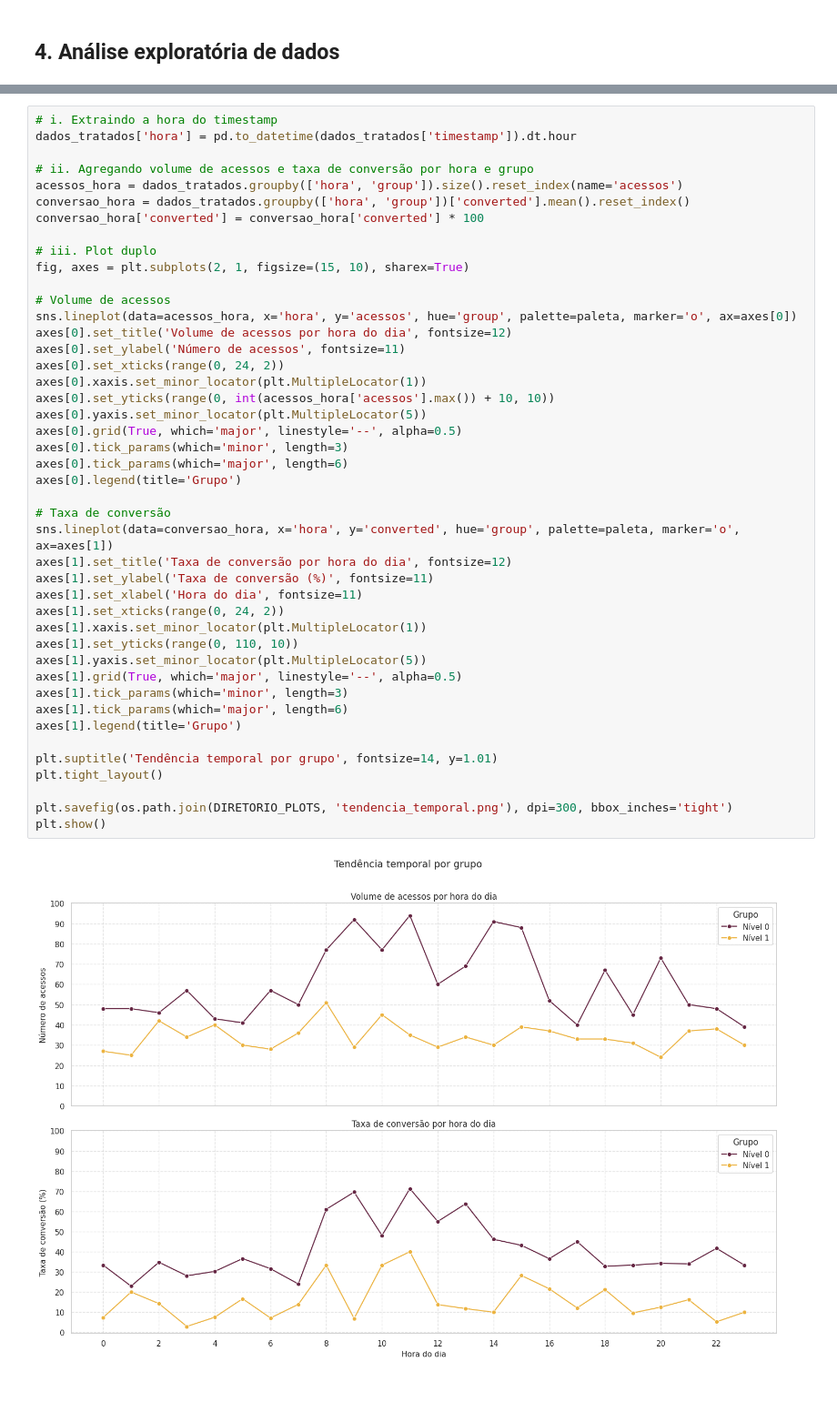
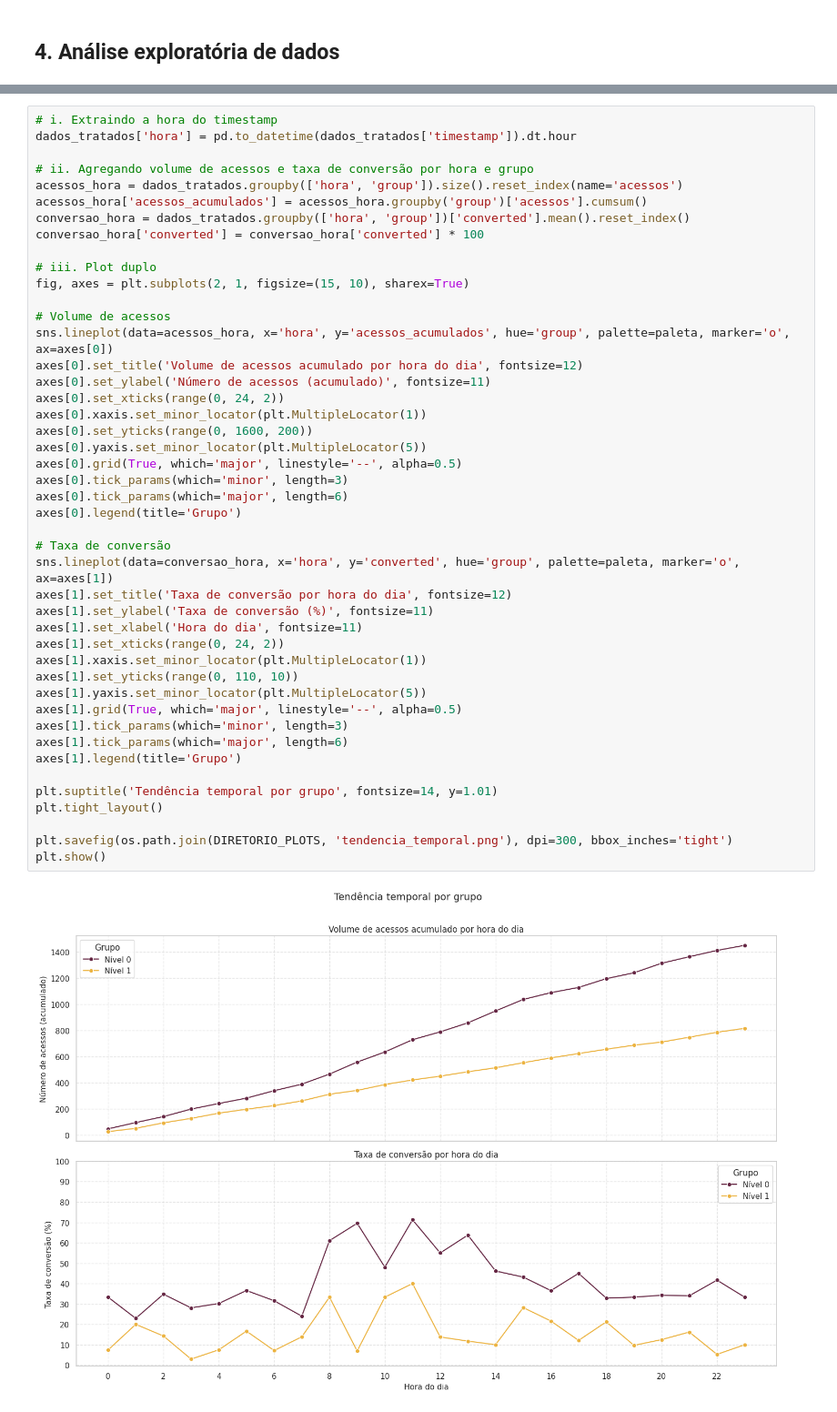
Before and after one commit to jandrexm/menu-lateral, a Jupyter notebook: notebook-analise.ipynb, the cells around one changed output, grey strips where cells are left out. Shown at 91% size. Cells and saved outputs as stored; diff of their text form.

```diff
--- a/notebook-analise.ipynb
+++ b/notebook-analise.ipynb
@@ -541,6 +594,7 @@ dados_tratados['hora'] = pd.to_datetime(dados_tratados['timestamp']).dt.hour
 
 # ii. Agregando volume de acessos e taxa de conversão por hora e grupo
 acessos_hora = dados_tratados.groupby(['hora', 'group']).size().reset_index(name='acessos')
+acessos_hora['acessos_acumulados'] = acessos_hora.groupby('group')['acessos'].cumsum()
 conversao_hora = dados_tratados.groupby(['hora', 'group'])['converted'].mean().reset_index()
 conversao_hora['converted'] = conversao_hora['converted'] * 100
 
@@ -548,37 +602,37 @@ conversao_hora['converted'] = conversao_hora['converted'] * 100
 fig, axes = plt.subplots(2, 1, figsize=(15, 10), sharex=True)
 
 # Volume de acessos
-sns.lineplot(data=acessos_hora, x='hora', y='acessos', hue='group', palette=paleta, marker='o', ax=axes[0])
-axes[0].set_title('Volume de acessos por hora do dia', fontsize=12)
-axes[0].set_ylabel('Número de acessos', fontsize=11)
+sns.lineplot(data=acessos_hora, x='hora', y='acessos_acumulados', hue='group', palette=paleta, marker='o', ax=axes[0])
+axes[0].set_title('Volume de acessos acumulado por hora do dia', fontsize=12)
+axes[0].set_ylabel('Número de acessos (acumulado)', fontsize=11)
 axes[0].set_xticks(range(0, 24, 2))
 axes[0].xaxis.set_minor_locator(plt.MultipleLocator(1))
-axes[0].set_yticks(range(0, int(acessos_hora['acessos'].max()) + 10, 10))
+axes[0].set_yticks(range(0, 1600, 200))
 axes[0].yaxis.set_minor_locator(plt.MultipleLocator(5))
 axes[0].grid(True, which='major', linestyle='--', alpha=0.5)
 axes[0].tick_params(which='minor', length=3)
 axes[0].tick_params(which='major', length=6)
 axes[0].legend(title='Grupo')
 
 # Taxa de conversão
 sns.lineplot(data=conversao_hora, x='hora', y='converted', hue='group', palette=paleta, marker='o', ax=axes[1])
 axes[1].set_title('Taxa de conversão por hora do dia', fontsize=12)
 axes[1].set_ylabel('Taxa de conversão (%)', fontsize=11)
 axes[1].set_xlabel('Hora do dia', fontsize=11)
 axes[1].set_xticks(range(0, 24, 2))
 axes[1].xaxis.set_minor_locator(plt.MultipleLocator(1))
 axes[1].set_yticks(range(0, 110, 10))
 axes[1].yaxis.set_minor_locator(plt.MultipleLocator(5))
 axes[1].grid(True, which='major', linestyle='--', alpha=0.5)
 axes[1].tick_params(which='minor', length=3)
 axes[1].tick_params(which='major', length=6)
 axes[1].legend(title='Grupo')
 
 plt.suptitle('Tendência temporal por grupo', fontsize=14, y=1.01)
 plt.tight_layout()
 
 plt.savefig(os.path.join(DIRETORIO_PLOTS, 'tendencia_temporal.png'), dpi=300, bbox_inches='tight')
 plt.show()
 # %% [output]
-[figure, old version]
+[figure, new version]
 # %% [markdown]
```
Also changed, not shown: parts of 31 cells of this notebook, 7 other files.
